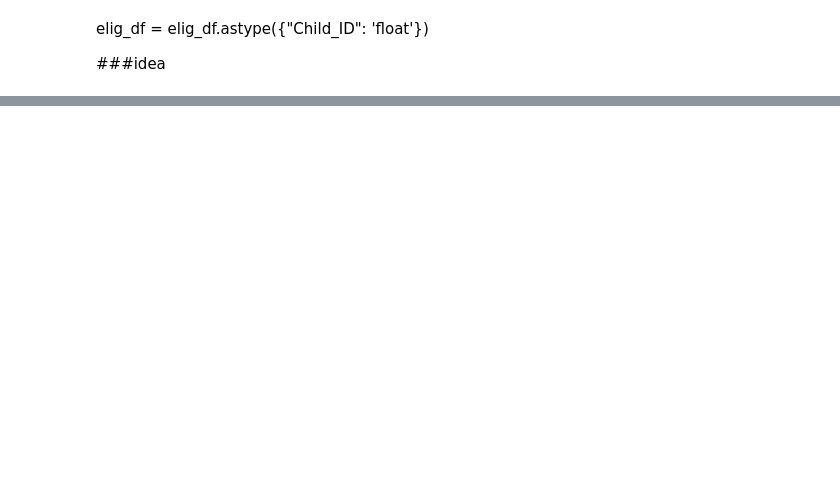
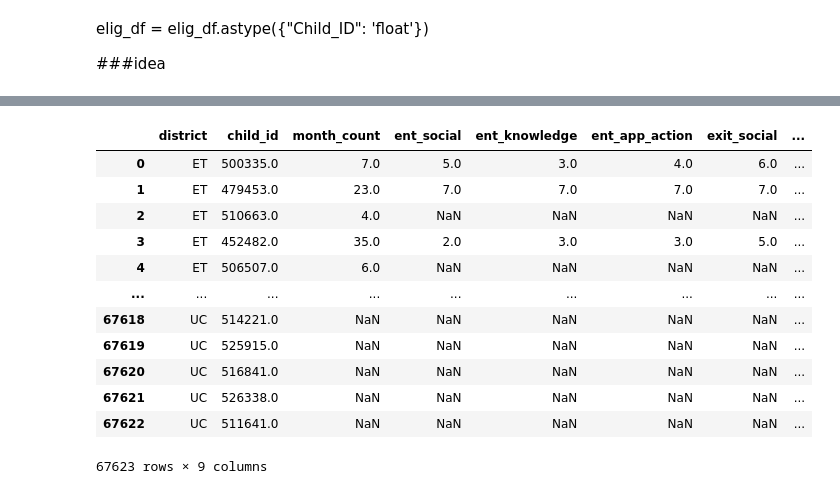
Before and after one commit to NSS-Data-Analytics-Cohort-7/didd-slacks-and-fanny-packs, a Jupyter notebook: notebook/diddnotebook.ipynb, the cells around one changed output, grey strips where cells are left out. Drawn from its saved outputs; the diff is of its cells as text; code cells hidden in the pictures; blank space fills up the shorter version.

Commit message:
past merge cleaning

```diff
--- a/notebook/diddnotebook.ipynb
+++ b/notebook/diddnotebook.ipynb
@@ -32,0 +113,4 @@ ieg.unique()
+# %%
+eco = eco.rename(columns={'DISTRICT': 'district', 'CHILD_ID': 'child_id'})
+# %%
+merged_df = pd.merge(eco, elig, how="outer", on=["district", "child_id"])
@@ -32,0 +132,2 @@ ieg.unique()
+# %%
+merged_df = merged_df.filter(['district', 'child_id', '<Calc> Months in Program', 'Ent SOCIAL_SCALE', 'Ent KNOWLEDGE_SCALE', 'Ent APPROPRIATE_ACTION_SCALE', 'Exit SOCIAL_SCALE', 'Exit KNOWLEDGE_SCALE', 'Exit APPROPRIATE_ACTION_SCALE'])
@@ -32,0 +150,18 @@ ieg.unique()
+# %%
+merged_df.columns = ['district', 'child_id', 'month_count', 'ent_social', 'ent_knowledge', 'ent_app_action', 'exit_social', 'exit_knowledge', 'exit_app_action']
+# %%
+merged_df
+# %% [output]
+|  | district | child_id | month_count | ent_social | ent_knowledge | ent_app_action | exit_social | ... |
+| 0 | ET | 500335.0 | 7.0 | 5.0 | 3.0 | 4.0 | 6.0 | ... |
+| 1 | ET | 479453.0 | 23.0 | 7.0 | 7.0 | 7.0 | 7.0 | ... |
+| 2 | ET | 510663.0 | 4.0 | NaN | NaN | NaN | NaN | ... |
+| 3 | ET | 452482.0 | 35.0 | 2.0 | 3.0 | 3.0 | 5.0 | ... |
+| 4 | ET | 506507.0 | 6.0 | NaN | NaN | NaN | NaN | ... |
+| ... | ... | ... | ... | ... | ... | ... | ... | ... |
+| 67618 | UC | 514221.0 | NaN | NaN | NaN | NaN | NaN | ... |
+| 67619 | UC | 525915.0 | NaN | NaN | NaN | NaN | NaN | ... |
+| 67620 | UC | 516841.0 | NaN | NaN | NaN | NaN | NaN | ... |
+| 67621 | UC | 526338.0 | NaN | NaN | NaN | NaN | NaN | ... |
+| 67622 | UC | 511641.0 | NaN | NaN | NaN | NaN | NaN | ... |
+67623 rows × 9 columns
```
Also changed, not shown: parts of 13 cells of this notebook.
